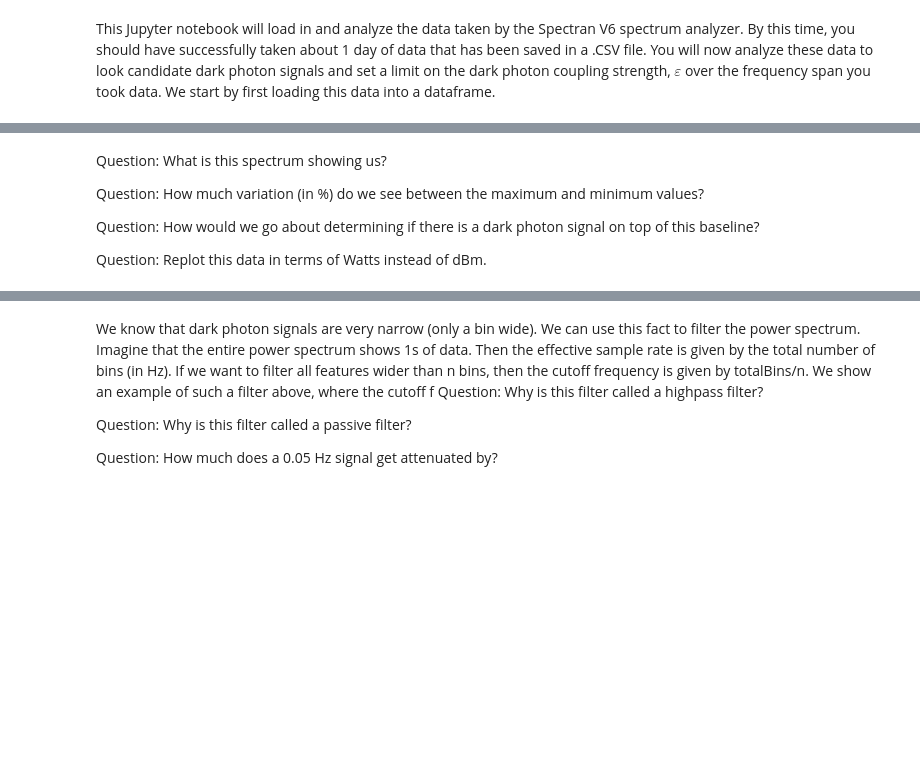
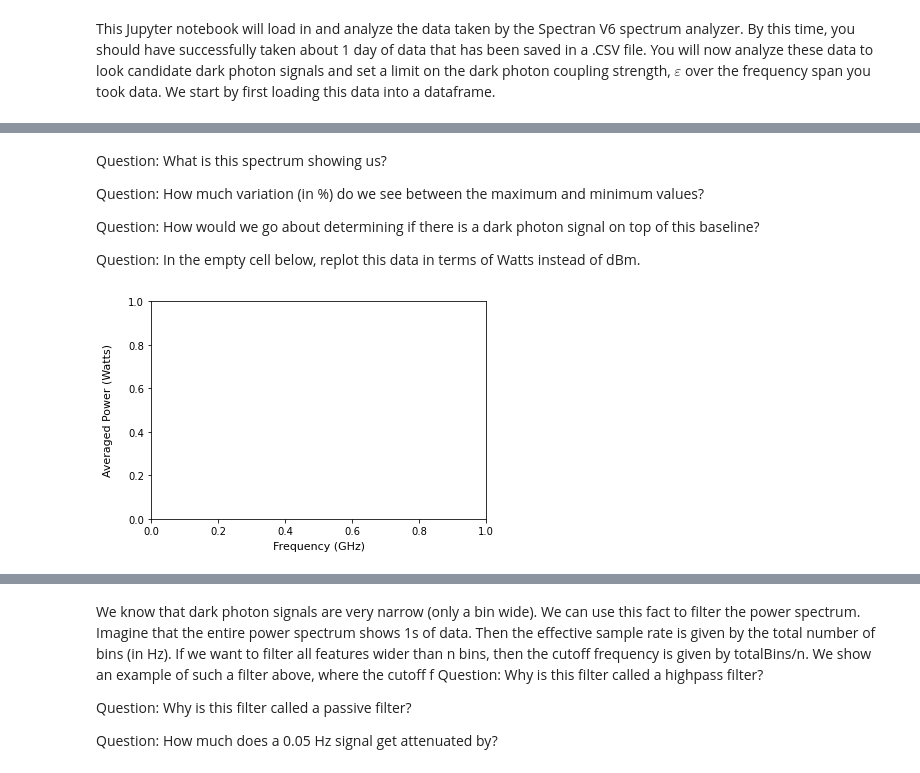
Before and after one commit to josephmlev/darkRadio, a Jupyter notebook: HEPCAT_2022/HEPCAT_Analysis.ipynb, the cells around one changed output, grey strips where cells are left out. Cells and saved outputs as stored; diff of their text form; code cells hidden in the pictures; blank space fills up the shorter version.

```diff
--- a/HEPCAT_2022/HEPCAT_Analysis.ipynb
+++ b/HEPCAT_2022/HEPCAT_Analysis.ipynb
@@ -62,7 +77,26 @@ Question: How much variation (in %) do we see between the maximum
 Question: How would we go about determining if there is a dark photon signal
           on top of this baseline?
 
-Question: Replot this data in terms of Watts instead of dBm.
+Question: In the empty cell below, replot this data in terms of Watts instead of dBm.
+# %%
+#Note to Ben; you can remove this and change the last question above.
+#I just thought it was weird to ask them to do something and then do it.
+#I do like the interactive feeling it gives and this should only take 2 minutes
+
+###############Your code here###############
+
+
+
+
+
+############################################
+
+
+plt.xlabel('Frequency (GHz)', labelpad = 15, **label_font)
+plt.ylabel('Averaged Power (Watts)', labelpad = 15, **label_font)
+plt.show()
+# %% [output]
+[figure, added]
 # %%
 dataLin = (amps/1000.)
 plt.plot(dataFreqs/10**9, dataLin)
```
Also changed, not shown: parts of 14 cells of this notebook.
